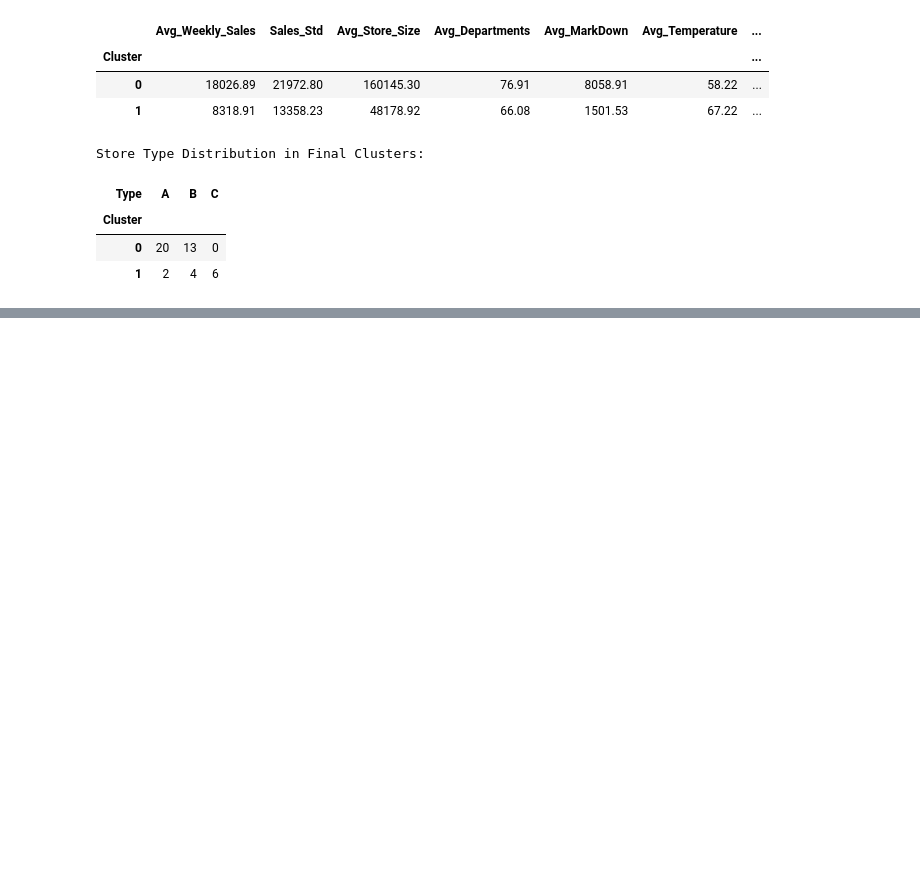
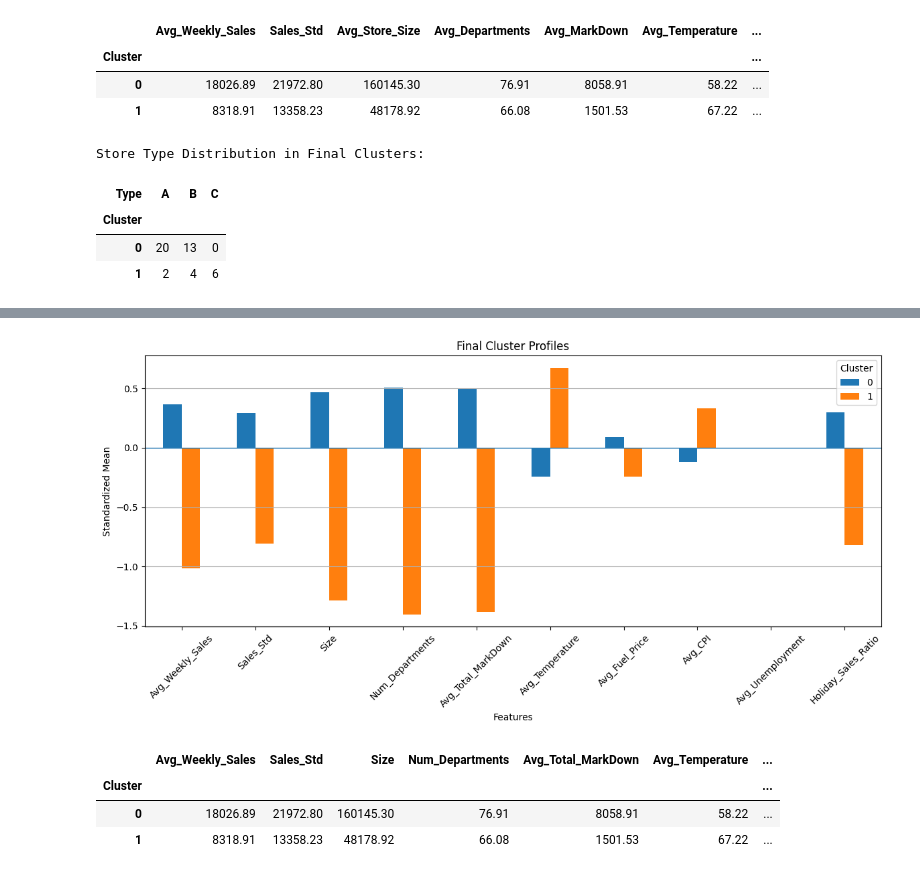
Before and after one commit to TanyaTejaswi/Walmart-Store-Clustering, a Jupyter notebook: Walmart_Store_Clustering.ipynb, the cells around one changed output, grey strips where cells are left out. Cells and saved outputs as stored; diff of their text form; code cells hidden in the pictures; blank space fills up the shorter version.

```diff
--- a/Walmart_Store_Clustering.ipynb
+++ b/Walmart_Store_Clustering.ipynb
@@ -719,0 +757,43 @@ Store Type Distribution in Final Clusters:
+# %%
+profile_features = [
+    "Avg_Weekly_Sales",
+    "Sales_Std",
+    "Size",
+    "Num_Departments",
+    "Avg_Total_MarkDown",
+    "Avg_Temperature",
+    "Avg_Fuel_Price",
+    "Avg_CPI",
+    "Avg_Unemployment",
+    "Holiday_Sales_Ratio"
+]
+
+overall_means = final_clusters[profile_features].mean()
+overall_stds = final_clusters[profile_features].std()
+
+profile_z = (cluster_means[profile_features] - overall_means) / overall_stds
+
+profile_z.T.plot(kind="bar", figsize=(12, 6))
+
+plt.title("Final Cluster Profiles")
+plt.xlabel("Features")
+plt.ylabel("Standardized Mean")
+plt.xticks(rotation=45)
+plt.axhline(0, linewidth=1)
+plt.legend(title="Cluster")
+plt.grid(axis="y")
+plt.tight_layout()
+plt.show()
+# %% [output]
+[figure, added]
+# %%
+cluster_profile = final_clusters.groupby("Cluster")[
+    profile_features
+].mean().round(2)
+
+display(cluster_profile)
+# %% [output]
+|  | Avg_Weekly_Sales | Sales_Std | Size | Num_Departments | Avg_Total_MarkDown | Avg_Temperature | ... |
+| Cluster |  |  |  |  |  |  | ... |
+| 0 | 18026.89 | 21972.80 | 160145.30 | 76.91 | 8058.91 | 58.22 | ... |
+| 1 | 8318.91 | 13358.23 | 48178.92 | 66.08 | 1501.53 | 67.22 | ... |
```
Also changed, not shown: parts of 9 cells of this notebook.
